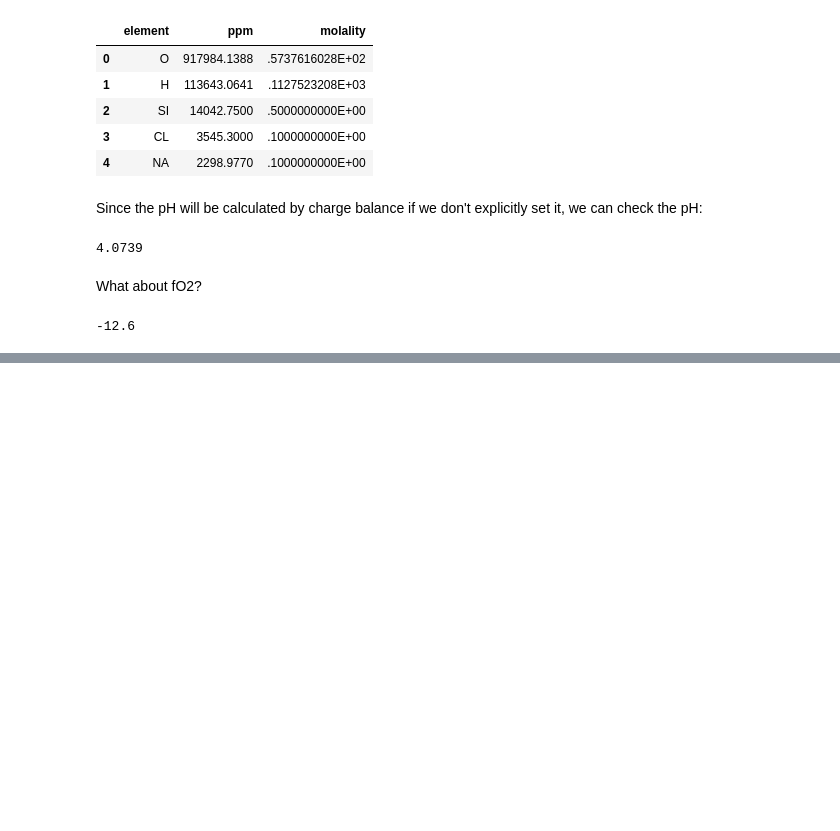
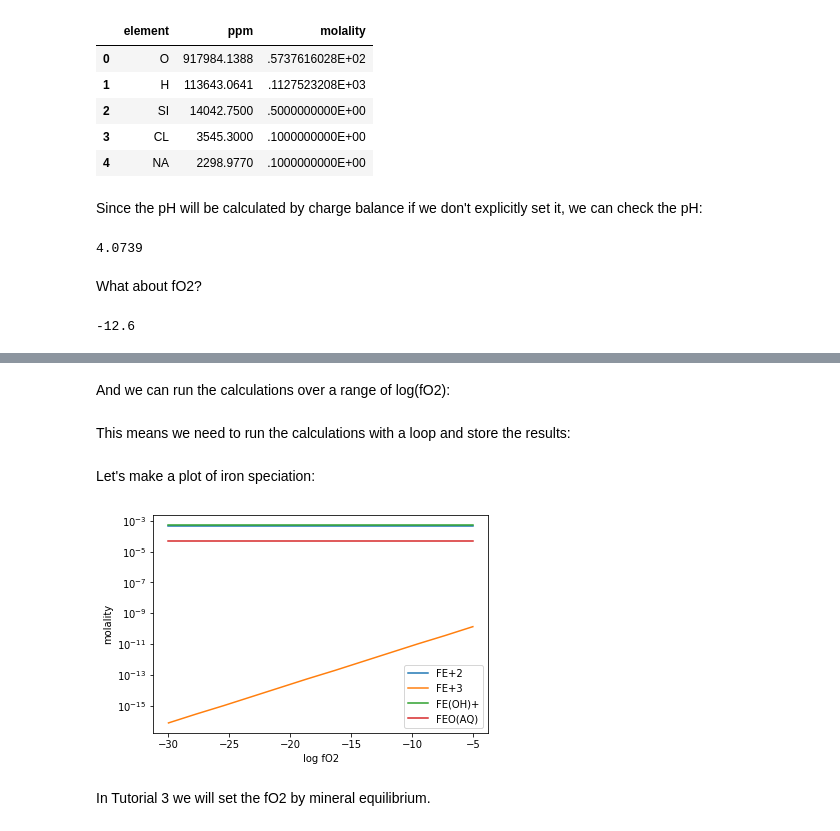
Before and after one commit to simonwmatthews/pyDEW, a Jupyter notebook: tutorial2_EQ3Speciation.ipynb, the cells around one changed output, grey strips where cells are left out. Drawn from its saved outputs; the diff is of its cells as text; code cells hidden in the pictures; blank space fills up the shorter version.

Commit message:
Fixed fluid.aqueous_species spelling. More tutorial writing.

```diff
--- a/tutorial2_EQ3Speciation.ipynb
+++ b/tutorial2_EQ3Speciation.ipynb
@@ -89,0 +107,40 @@ But we didn't set fO2, nor is it constrained by the calculation! Well, actually
+# %%
+molalities = {'FE+2':0.001}
+T = 500.0 + 273.15 # in K
+P = 17000.0 # in bar
+# %% [markdown]
+And we can run the calculations over a range of log(fO2):
+# %%
+fO2 = np.linspace(-30,-5,12)
+# %% [markdown]
+This means we need to run the calculations with a loop and store the results:
+# %%
+results = []
+for i in range(len(fO2)):
+    dew_fluid = pyQ3.Fluid(dew_system,T,P,molalities=molalities,fO2=fO2[i])
+    results.append(dew_fluid)
+# %% [markdown]
+Let's make a plot of iron speciation:
+# %%
+species_to_plot = ['FE+2','FE+3','FE(OH)+','FEO(AQ)']
+
+# Initiate the plot
+f,a = plt.subplots()
+
+for sp in species_to_plot:
+    mol = []
+    for i in range(len(fO2)):
+        mol.append(float(results[i].aqueous_species[results[i].aqueous_species.species==sp].molality))
+    a.plot(fO2,mol,label=sp)
+
+a.set_yscale('log')
+
+a.set_xlabel('log fO2')
+a.set_ylabel('molality')
+
+a.legend()
+plt.show()
+# %% [output]
+[figure, added]
+# %% [markdown]
+In Tutorial 3 we will set the fO2 by mineral equilibrium.
```
Also changed, not shown: parts of 13 cells of this notebook, 1 other file.
